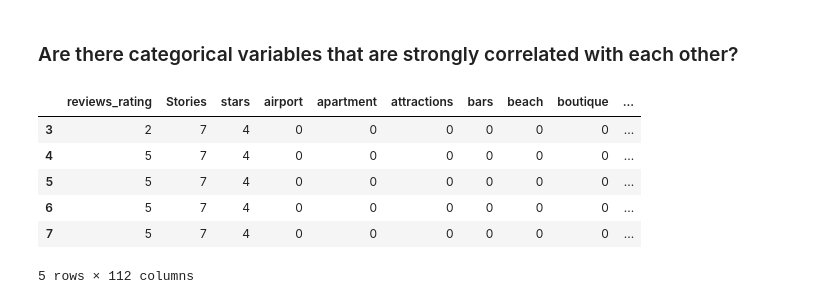
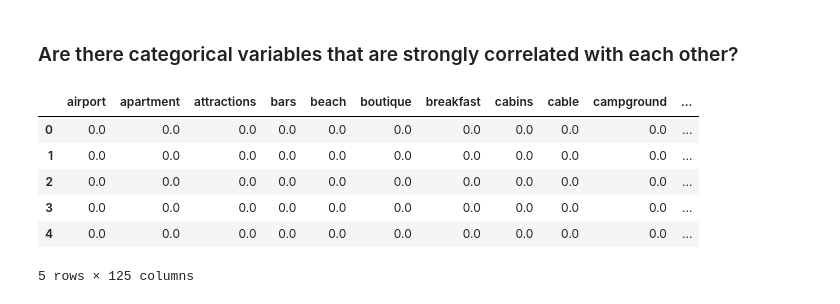
Before and after one commit to janelcv/Hotel_Rating_Analysis, a Jupyter notebook: Hotel_Ratings_Analysis-05.ipynb, the cells around one changed output. Drawn from its saved outputs; the diff is of its cells as text; code cells hidden in the pictures.

```diff
--- a/Hotel_Ratings_Analysis-05.ipynb
+++ b/Hotel_Ratings_Analysis-05.ipynb
@@ -170,16 +127,17 @@ sns.distplot(df["airportDistance_km"], hist = True, kde = True,
 # %% [markdown]
 ### Are there categorical variables that are strongly correlated with each other?
-# %%
-df1 = df.drop(columns = ["reviews_date", "year", "province", "airportDistance_km"], axis = 1)
-df1.head()
-# %% [output]
-|  | reviews_rating | Stories | stars | airport | apartment | attractions | bars | beach | boutique | ... |
-| 3 | 2 | 7 | 4 | 0 | 0 | 0 | 0 | 0 | 0 | ... |
-| 4 | 5 | 7 | 4 | 0 | 0 | 0 | 0 | 0 | 0 | ... |
-| 5 | 5 | 7 | 4 | 0 | 0 | 0 | 0 | 0 | 0 | ... |
-| 6 | 5 | 7 | 4 | 0 | 0 | 0 | 0 | 0 | 0 | ... |
-| 7 | 5 | 7 | 4 | 0 | 0 | 0 | 0 | 0 | 0 | ... |
-5 rows × 112 columns
+# %%
+# Create a dataframe just for correlation analyses
+df3 = df2.drop(columns = ["Name", "reviews_rating", "airportDistance_km"], axis = 1)
+df3.head()
+# %% [output]
+|  | airport | apartment | attractions | bars | beach | boutique | breakfast | cabins | cable | campground | ... |
+| 0 | 0.0 | 0.0 | 0.0 | 0.0 | 0.0 | 0.0 | 0.0 | 0.0 | 0.0 | 0.0 | ... |
+| 1 | 0.0 | 0.0 | 0.0 | 0.0 | 0.0 | 0.0 | 0.0 | 0.0 | 0.0 | 0.0 | ... |
+| 2 | 0.0 | 0.0 | 0.0 | 0.0 | 0.0 | 0.0 | 0.0 | 0.0 | 0.0 | 0.0 | ... |
+| 3 | 0.0 | 0.0 | 0.0 | 0.0 | 0.0 | 0.0 | 0.0 | 0.0 | 0.0 | 0.0 | ... |
+| 4 | 0.0 | 0.0 | 0.0 | 0.0 | 0.0 | 0.0 | 0.0 | 0.0 | 0.0 | 0.0 | ... |
+5 rows × 125 columns
 # %%
 # from sklearn import matthews_corrcoef (calculates phi coefficient)
 from sklearn.metrics import matthews_corrcoef
```
Also changed, not shown: parts of 27 cells of this notebook, 1 other file.
